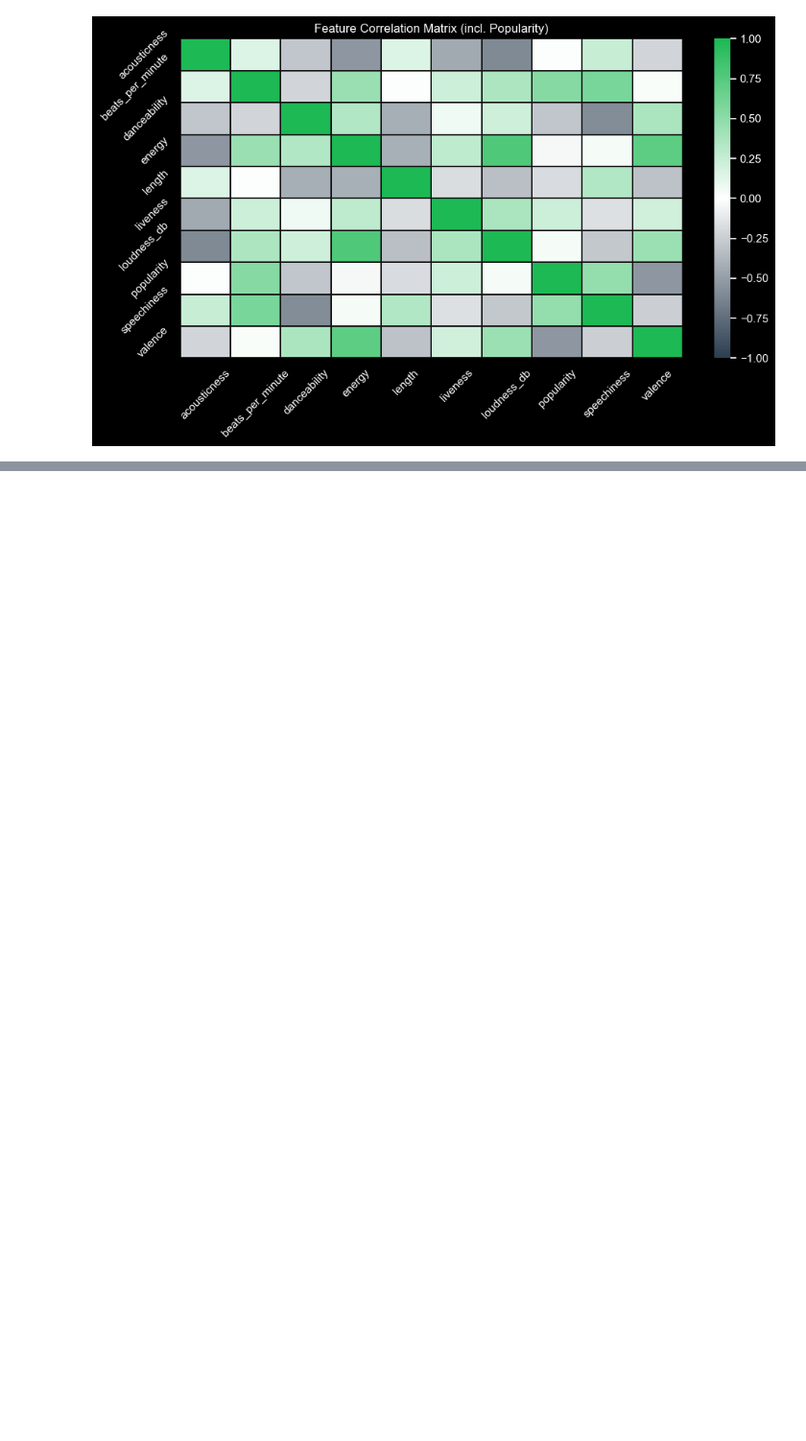
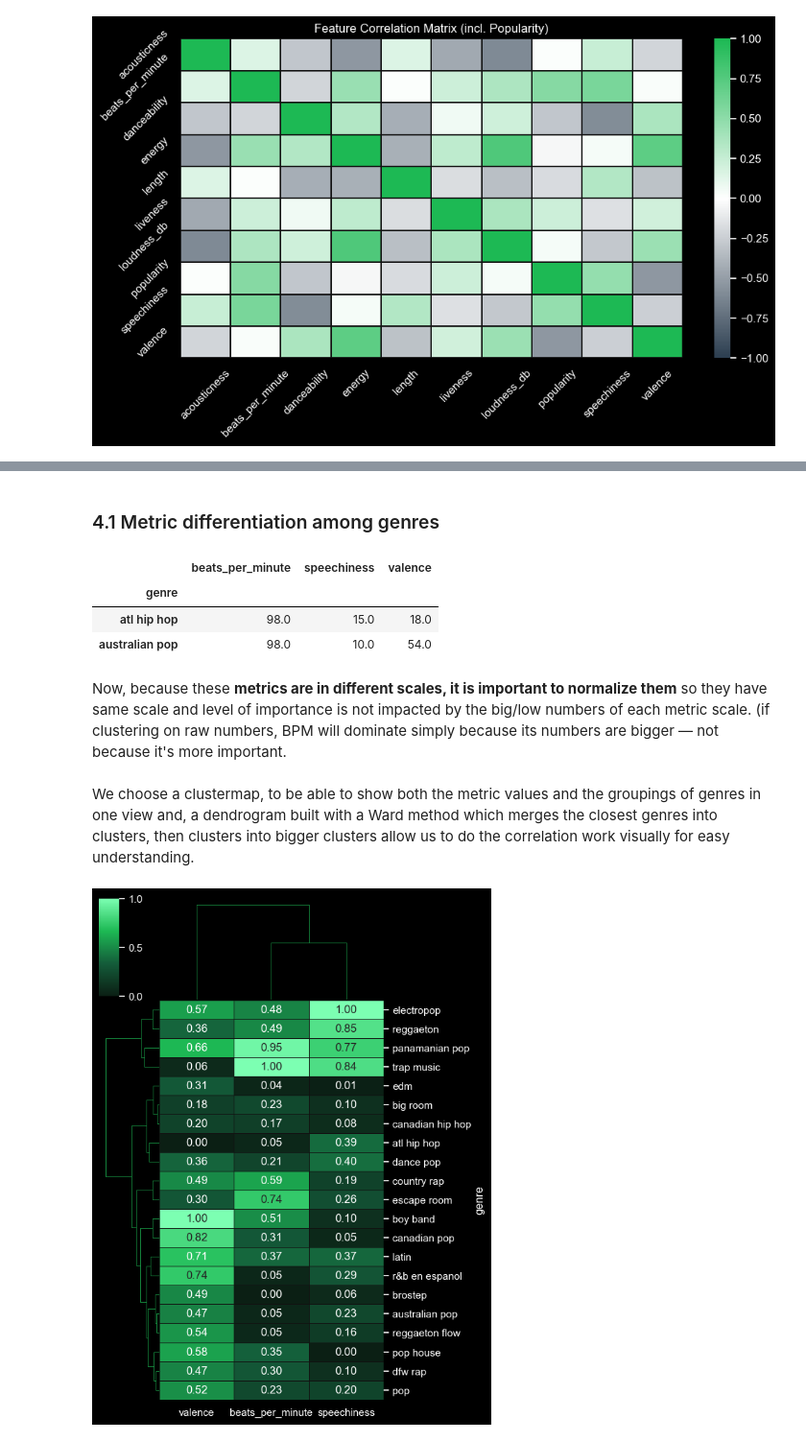
Before and after one commit to cadiyubu/Spotify_Miniproject, a Jupyter notebook: Spotify_top50_merged.ipynb, the cells around one changed output, grey strips where cells are left out. Shown at 96% size. Cells and saved outputs as stored; diff of their text form; code cells hidden in the pictures; blank space fills up the shorter version.

```diff
--- a/Spotify_top50_merged.ipynb
+++ b/Spotify_top50_merged.ipynb
@@ -614,12 +530,0 @@ print(genre_popularity[genre_popularity['genre'].isin(['brostep','latin','dfw'])
-# %%
-#New column category
-sp_df['category'] = None
-
-# Assigning integers based on your rules
-sp_df.loc[sp_df['popularity'] < 88, 'category'] = 1
-sp_df.loc[sp_df['popularity'].between(88, 89), 'category'] = 2
-sp_df.loc[sp_df['popularity'] > 89, 'category'] = 3
-
-# Optional: Convert the column to integer type if needed
-sp_df['category'] = sp_df['category'].astype(int)
-sp_df.head(2)
@@ -654,0 +539,56 @@ TBD
+# %% [markdown]
+### 4.1 Metric differentiation among genres
+# %%
+#we take only the mean values of the thre metrics for all genres from our data set
+f_metrics = ['beats_per_minute','valence','speechiness']
+f_metrics_genre = round(sp_df.pivot_table(index='genre',values= f_metrics, aggfunc='mean'),2)
+display(f_metrics_genre.head(2))
+# %% [output]
+|  | beats_per_minute | speechiness | valence |
+| genre |  |  |  |
+| atl hip hop | 98.0 | 15.0 | 18.0 |
+| australian pop | 98.0 | 10.0 | 54.0 |
+# %% [markdown]
+Now, because these **metrics are in different scales, it is important to normalize them** so they have same scale and level of importance is not impacted by the big/low numbers of each metric scale. (if clustering on raw numbers, BPM will dominate simply because its numbers are bigger — not because it's more important.
+# %% [markdown]
+We choose a clustermap, to be able to show both the metric values and the groupings of genres in one view and, a dendrogram built with a Ward method which merges the closest genres into clusters, then clusters into bigger clusters allow us to do the correlation work visually for easy understanding.
+# %%
+
+from matplotlib.colors import LinearSegmentedColormap
+from sklearn.preprocessing import MinMaxScaler
+
+# Spotify-style dark theme
+plt.style.use("dark_background")
+
+#matching Spotify green colormap
+spotify_cmap = LinearSegmentedColormap.from_list(
+    "spotify_green", ["#0b1f14", "#145c3a", "#1DB954", "#7CFFB2"]
+)
+
+#Normalizing the data
+scaler = MinMaxScaler()
+normalized = f_metrics_genre.copy()
+normalized[f_metrics] = scaler.fit_transform(f_metrics_genre[f_metrics])
+
+g = sns.clustermap(
+    normalized,
+    cmap=spotify_cmap,
+    annot=True,
+    fmt=".2f",
+    figsize=(6, 8),
+    linewidths=0.5,
+    linecolor="#121212",  # Dark lines between cells
+    method="ward",
+)
+
+#dendrogram lines need to pop on dark mode
+plt.setp(g.ax_row_dendrogram.collections, color="#1DB954")
+plt.setp(g.ax_col_dendrogram.collections, color="#1DB954")
+
+#Saving the plot for slides
+g.savefig('genre_clustermap',dpi=300, bbox_inches='tight')
+
+
+plt.show()
+# %% [output]
+[figure, added]
```
Also changed, not shown: parts of 24 cells of this notebook.
